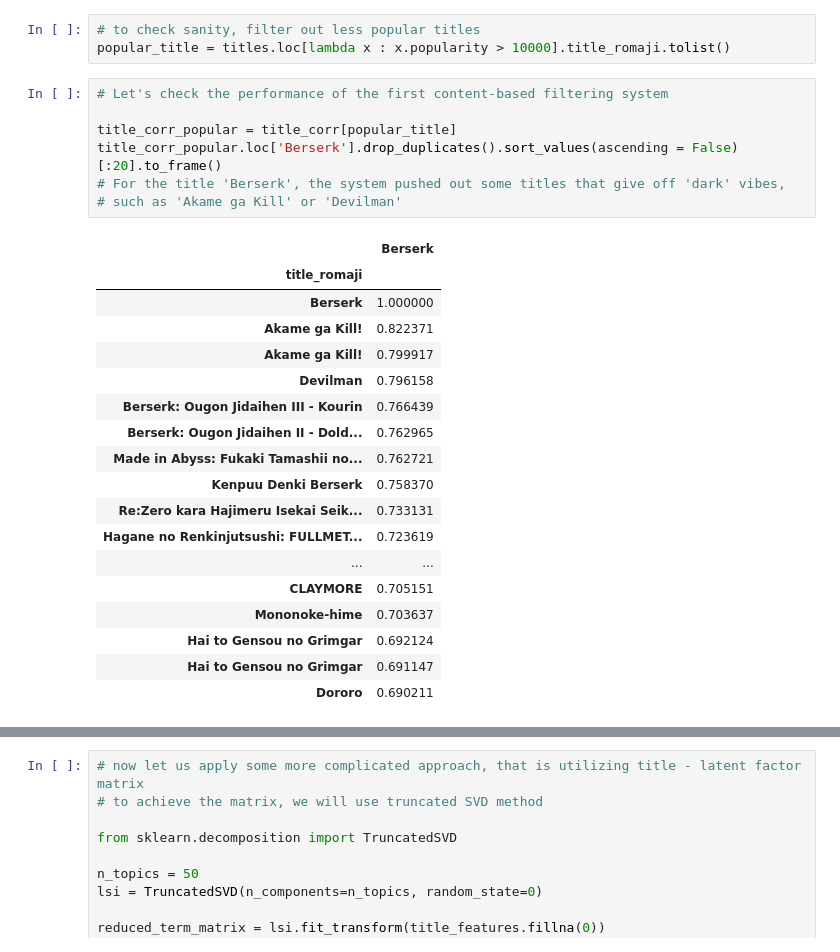
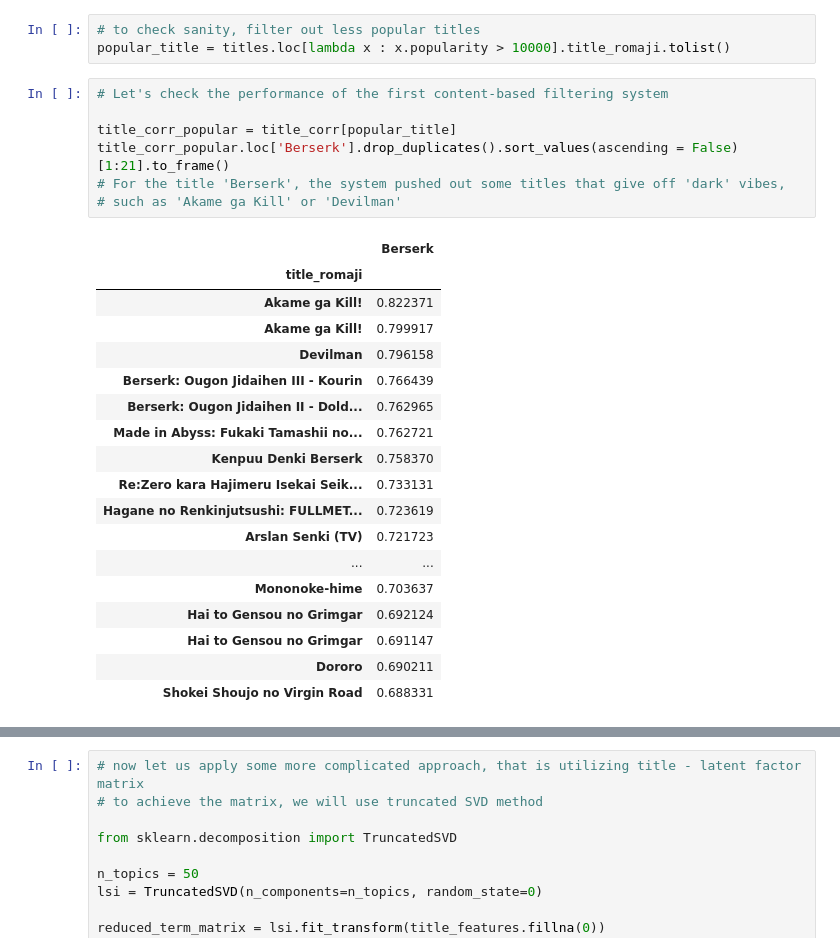
Before and after one commit to doyoung-umich/pj_otaku, a Jupyter notebook: Doyoung/EDA.ipynb, the cells around one changed output, grey strips where cells are left out. Drawn from its saved outputs; the diff is of its cells as text.

```diff
--- a/Doyoung/EDA.ipynb
+++ b/Doyoung/EDA.ipynb
@@ -314,14 +328,13 @@ popular_title = titles.loc[lambda x : x.popularity > 10000].title_romaji.tolist(
 # %%
 # Let's check the performance of the first content-based filtering system
 
 title_corr_popular = title_corr[popular_title]
-title_corr_popular.loc['Berserk'].drop_duplicates().sort_values(ascending = False)[:20].to_frame()
+title_corr_popular.loc['Berserk'].drop_duplicates().sort_values(ascending = False)[1:21].to_frame()
 # For the title 'Berserk', the system pushed out some titles that give off 'dark' vibes,
 # such as 'Akame ga Kill' or 'Devilman'
 # %% [output]
 |  | Berserk |
 | title_romaji |  |
-| Berserk | 1.000000 |
 | Akame ga Kill! | 0.822371 |
 | Akame ga Kill! | 0.799917 |
 | Devilman | 0.796158 |
@@ -331,10 +344,11 @@ title_corr_popular.loc['Berserk'].drop_duplicates().sort_values(ascending = Fals
 | Kenpuu Denki Berserk | 0.758370 |
 | Re:Zero kara Hajimeru Isekai Seik... | 0.733131 |
 | Hagane no Renkinjutsushi: FULLMET... | 0.723619 |
+| Arslan Senki (TV) | 0.721723 |
 | ... | ... |
-| CLAYMORE | 0.705151 |
 | Mononoke-hime | 0.703637 |
 | Hai to Gensou no Grimgar | 0.692124 |
 | Hai to Gensou no Grimgar | 0.691147 |
 | Dororo | 0.690211 |
+| Shokei Shoujo no Virgin Road | 0.688331 |
 # %%
```
Also changed, not shown: parts of 42 cells of this notebook.
